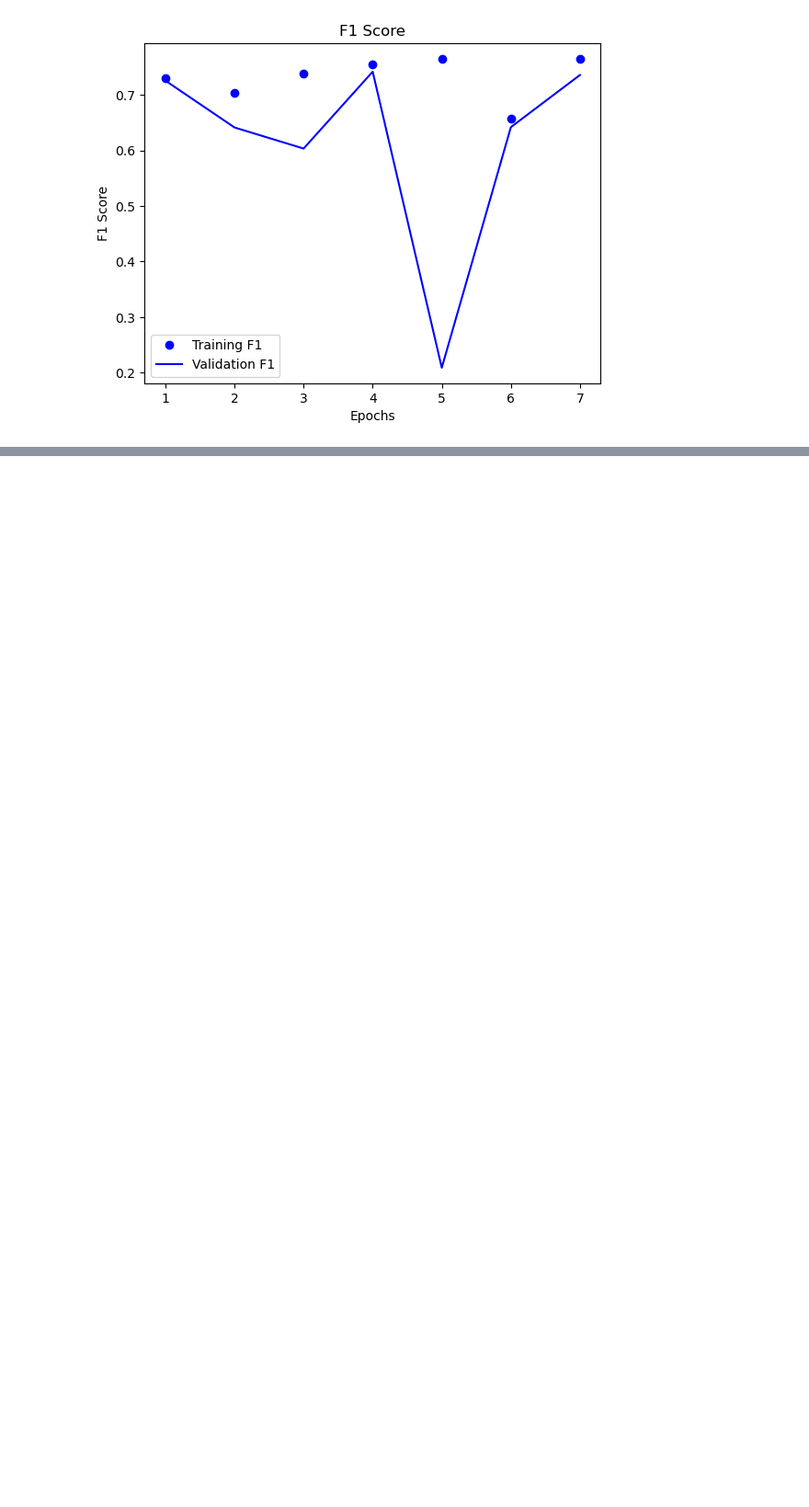
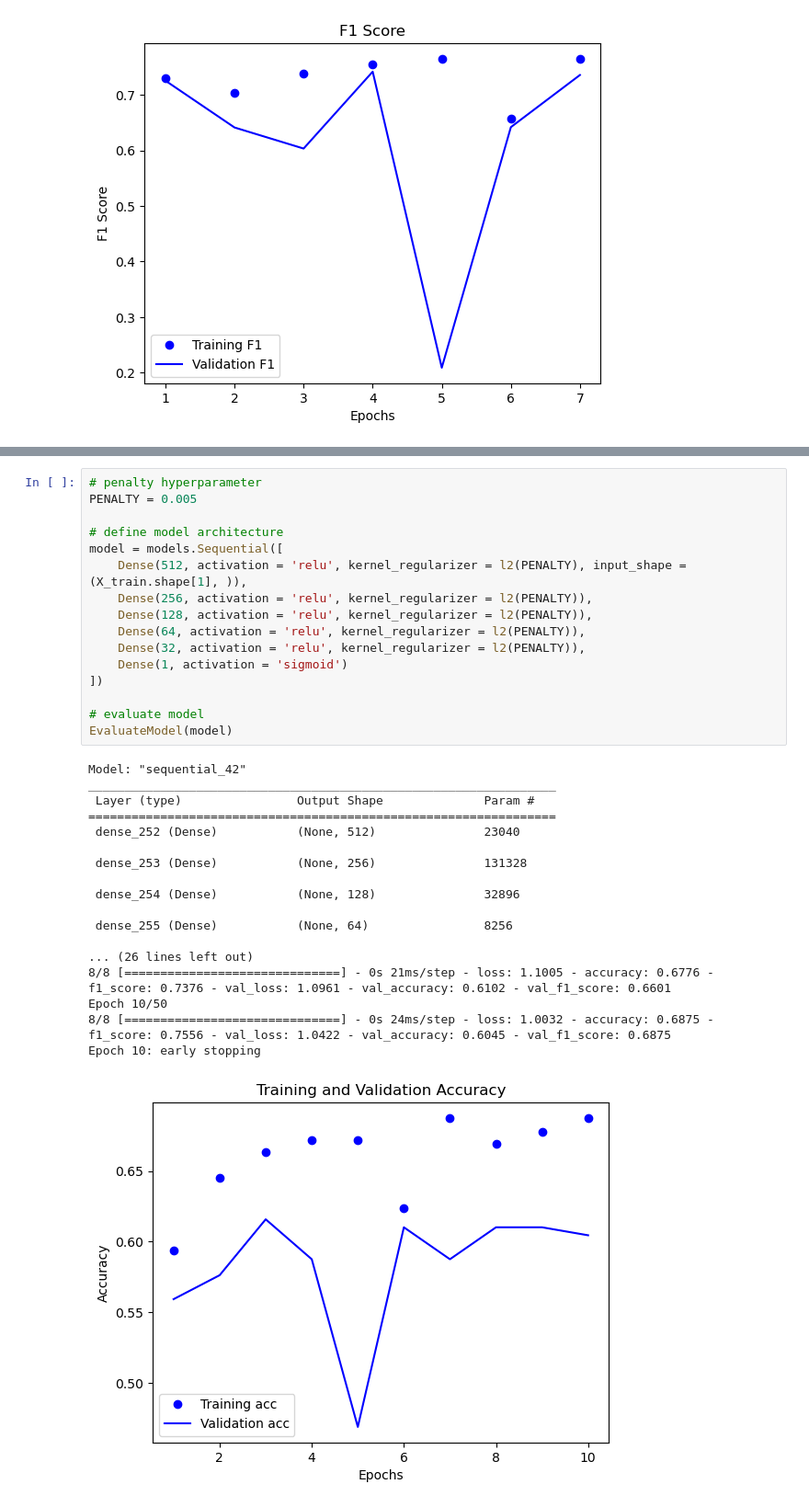
Before and after one commit to akiehl2000/STAA578_Homework, a Jupyter notebook: Homework2/homework2.ipynb, the cells around one changed output, grey strips where cells are left out. Shown at 92% size. Cells and saved outputs as stored; diff of their text form; blank space fills up the shorter version.

```diff
--- a/Homework2/homework2.ipynb
+++ b/Homework2/homework2.ipynb
@@ -371,3 +445,38 @@ Epoch 10: early stopping
 [figure]
 [figure]
 [figure]
+# %%
+# penalty hyperparameter
+PENALTY = 0.005
+
+# define model architecture
+model = models.Sequential([
+    Dense(512, activation = 'relu', kernel_regularizer = l2(PENALTY), input_shape = (X_train.shape[1], )),
+    Dense(256, activation = 'relu', kernel_regularizer = l2(PENALTY)),
+    Dense(128, activation = 'relu', kernel_regularizer = l2(PENALTY)),
+    Dense(64, activation = 'relu', kernel_regularizer = l2(PENALTY)),
+    Dense(32, activation = 'relu', kernel_regularizer = l2(PENALTY)),
+    Dense(1, activation = 'sigmoid')
+])
+
+# evaluate model
+EvaluateModel(model)
+# %% [output]
+Model: "sequential_42"
+_________________________________________________________________
+ Layer (type)                Output Shape              Param #
+=================================================================
+ dense_252 (Dense)           (None, 512)               23040
+
+ dense_253 (Dense)           (None, 256)               131328
+
+ dense_254 (Dense)           (None, 128)               32896
+
+ dense_255 (Dense)           (None, 64)                8256
+
+... (26 lines left out)
+8/8 [==============================] - 0s 21ms/step - loss: 1.1005 - accuracy: 0.6776 - f1_score: 0.7376 - val_loss: 1.0961 - val_accuracy: 0.6102 - val_f1_score: 0.6601
+Epoch 10/50
+8/8 [==============================] - 0s 24ms/step - loss: 1.0032 - accuracy: 0.6875 - f1_score: 0.7556 - val_loss: 1.0422 - val_accuracy: 0.6045 - val_f1_score: 0.6875
+Epoch 10: early stopping
+[figure, added]
```
Also changed, not shown: parts of 9 cells of this notebook.
